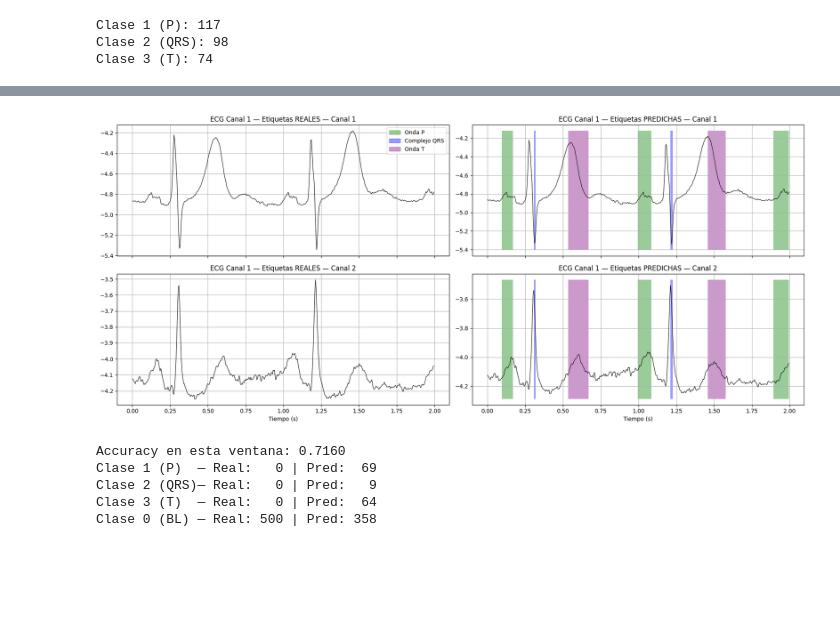
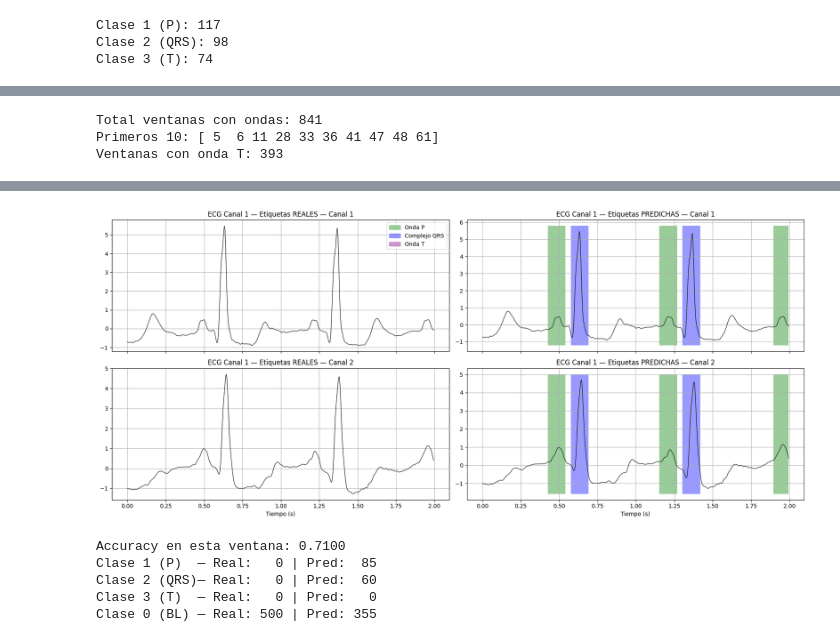
Before and after one commit to israelsegado/ecg-lstm-pipeline, a Jupyter notebook: notebooks/beat_identification.ipynb, the cells around one changed output, grey strips where cells are left out. Cells and saved outputs as stored; diff of their text form; code cells hidden in the pictures; blank space fills up the shorter version.

Commit message:
Changes in the model, maybe remove the MultiHeadAttention

```diff
--- a/notebooks/beat_identification.ipynb
+++ b/notebooks/beat_identification.ipynb
@@ -60,42 +76,20 @@ def wave_annotations(ann, signal_length):
     labels = np.zeros(signal_length)
     i = 0
     while i < len(ann.symbol):
-
         if ann.symbol[i] == '(':
             begin = ann.sample[i]
-
             if i + 1 < len(ann.symbol):
                 next_symbol = ann.symbol[i + 1]
-
-                if next_symbol == 'p':
-                    wave_class = 1
-                elif next_symbol == 'N':
-                    wave_class = 2
-                elif next_symbol == 't':
-                    wave_class = 3
-                else:
-                    wave_class = 0
+                wave_class = {'p': 1, 'N': 2, 't': 3}.get(next_symbol, 0)
 
                 j = i + 1
+                # BUG FIX: comprobamos que j no salga de rango ANTES de acceder
                 while j < len(ann.symbol) and ann.symbol[j] != ')':
                     j += 1
 
-                if ann.symbol[j] == ')':
+                if j < len(ann.symbol) and ann.symbol[j] == ')':
                     end = ann.sample[j]
                     labels[begin:end] = wave_class
                 i = j
-
-        elif ann.symbol[i] == 't':
-            begin = ann.sample[i]
-            j = i + 1
-            if j < len(ann.symbol) and ann.symbol[j] == ')':
-                end = ann.sample[j]
-                labels[begin:end] = 3
-            i = j
-
         i += 1
-
     return labels
-
-labels = wave_annotations(ann, len(record.p_signal))
-print(labels)
@@ -223,7 +215,7 @@ def process_patients(patients_list):
         labels = wave_annotations(ann, signal_length)
         signal_pura = filtrar_ecg(record.p_signal, fs=fs)
 
-        X_w, y_w = create_window(signal_pura, labels)
+        X_w, y_w = create_window(signal_pura, labels, ratio_silencio=0.25)
 
         X_w = apply_z_score(X_w)
 
@@ -399,11 +426,27 @@ NameError: name 'X_train_norm' is not defined
+# %%
+# Índices que tienen al menos una onda P, QRS o T
+indices_con_ondas = np.where(np.any(y_test > 0, axis=1))[0]
+print(f"Total ventanas con ondas: {len(indices_con_ondas)}")
+print(f"Primeros 10: {indices_con_ondas[:10]}")
+
+# Además, filtra por clase concreta si quieres ver T específicamente
+indices_con_T = np.where(np.any(y_test == 3, axis=1))[0]
+print(f"Ventanas con onda T: {len(indices_con_T)}")
+
+# Usa uno de esos
+indice = indices_con_ondas[42]  # o cualquier otro de la lista
+# %% [output]
+Total ventanas con ondas: 841
+Primeros 10: [ 5  6 11 28 33 36 41 47 48 61]
+Ventanas con onda T: 393
 # %%
 from tensorflow.keras.models import load_model
 
-model = load_model("labeling_v1_dropout_doubled_neurons.keras", compile=False)
+model = load_model("../models/labeling_v1_multihead.keras", compile=False)
 
-indice = 9000
+indice = 247
 
-x_ventana = X_test_norm[indice:indice+1]  # shape (1, 500, 2)
+x_ventana = X_test[indice:indice+1]  # shape (1, 500, 2)
 
 # Predecimos — salida shape (1, 500, 4) con probabilidades por clase
 pred = model.predict(x_ventana)
@@ -466,6 +509,6 @@ print(f"Clase 0 (BL) — Real: {np.sum(y_real==0):3d} | Pred: {np.sum(pred_clase
-[figure, old version]
+[figure, new version]
-Accuracy en esta ventana: 0.7160
-Clase 1 (P)  — Real:   0 | Pred:  69
-Clase 2 (QRS)— Real:   0 | Pred:   9
-Clase 3 (T)  — Real:   0 | Pred:  64
-Clase 0 (BL) — Real: 500 | Pred: 358
+Accuracy en esta ventana: 0.7100
+Clase 1 (P)  — Real:   0 | Pred:  85
+Clase 2 (QRS)— Real:   0 | Pred:  60
+Clase 3 (T)  — Real:   0 | Pred:   0
+Clase 0 (BL) — Real: 500 | Pred: 355
```
Also changed, not shown: parts of 9 cells of this notebook.
